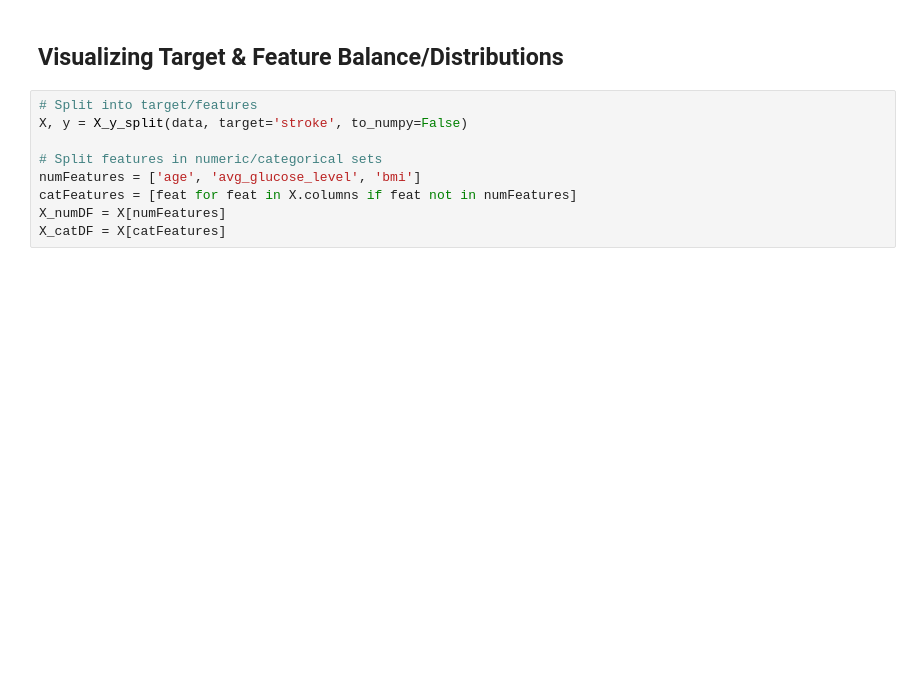
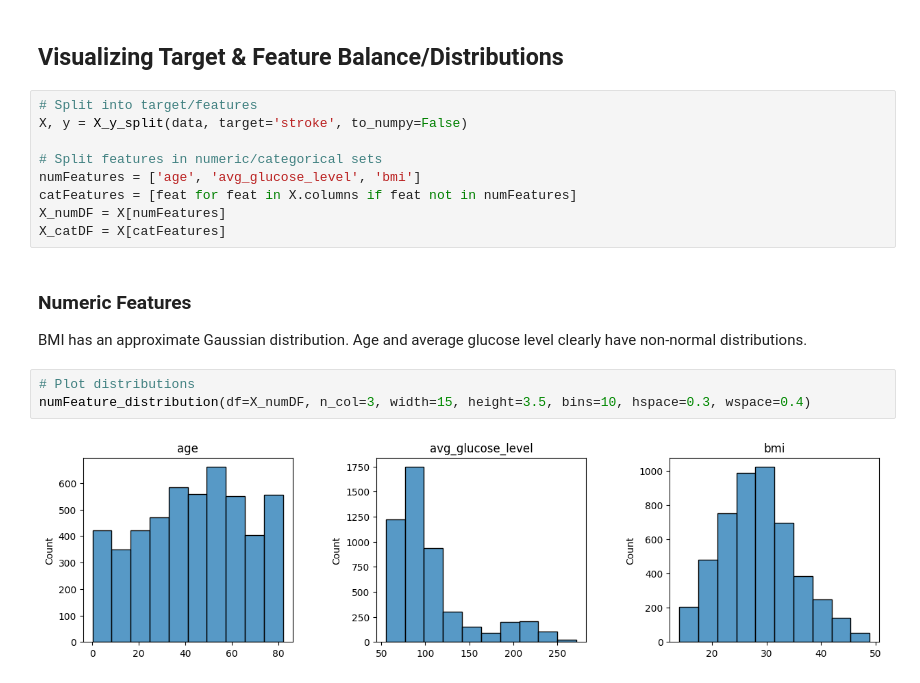
Before and after one commit to BrentonGraham/biomedical-ml-anschutz, a Jupyter notebook: 4. Classification & Model Selection/Classification&ModelSelection.ipynb, the cells around one changed output. Drawn from its saved outputs; the diff is of its cells as text; blank space fills up the shorter version.

```diff
--- a/4. Classification & Model Selection/Classification&ModelSelection.ipynb
+++ b/4. Classification & Model Selection/Classification&ModelSelection.ipynb
@@ -137,3 +263,12 @@ numFeatures = ['age', 'avg_glucose_level', 'bmi']
 catFeatures = [feat for feat in X.columns if feat not in numFeatures]
 X_numDF = X[numFeatures]
 X_catDF = X[catFeatures]
+# %% [markdown]
+### Numeric Features
+
+BMI has an approximate Gaussian distribution. Age and average glucose level clearly have non-normal distributions.
+# %%
+# Plot distributions
+numFeature_distribution(df=X_numDF, n_col=3, width=15, height=3.5, bins=10, hspace=0.3, wspace=0.4)
+# %% [output]
+[figure, added]
```
Also changed, not shown: parts of 30 cells of this notebook, 1 other file.
